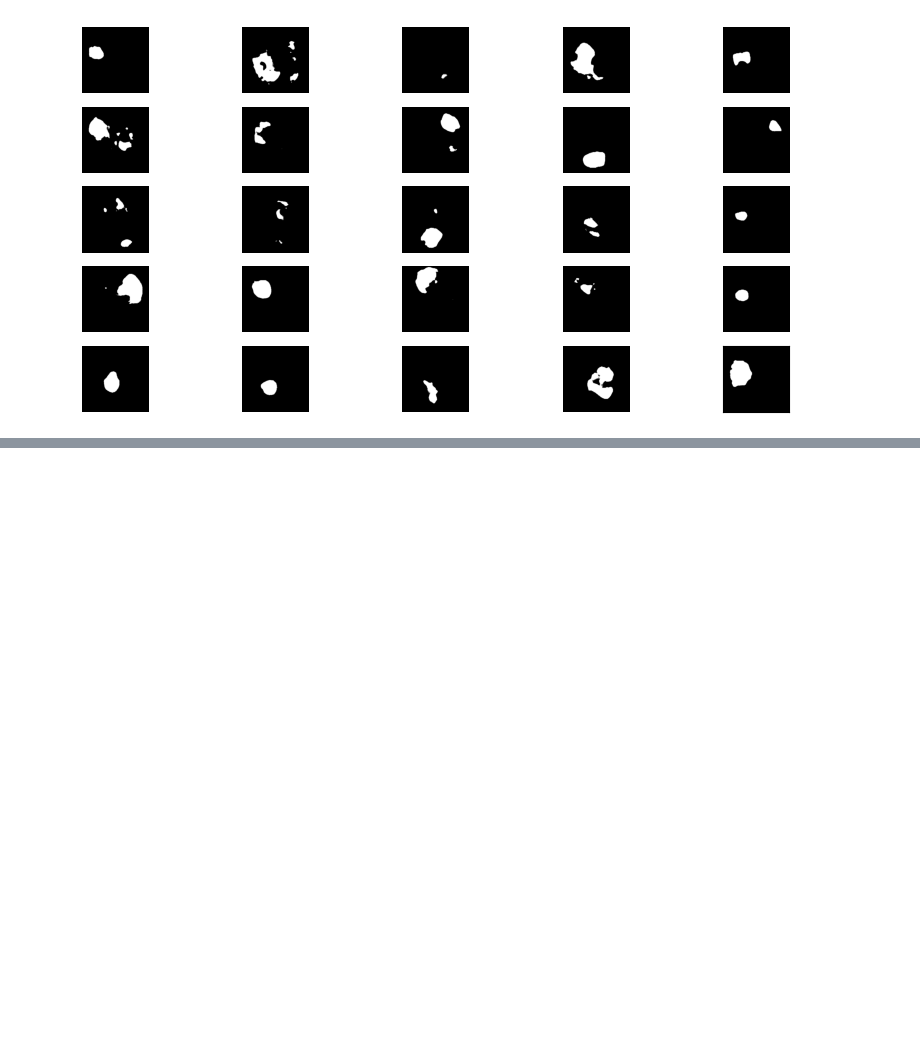
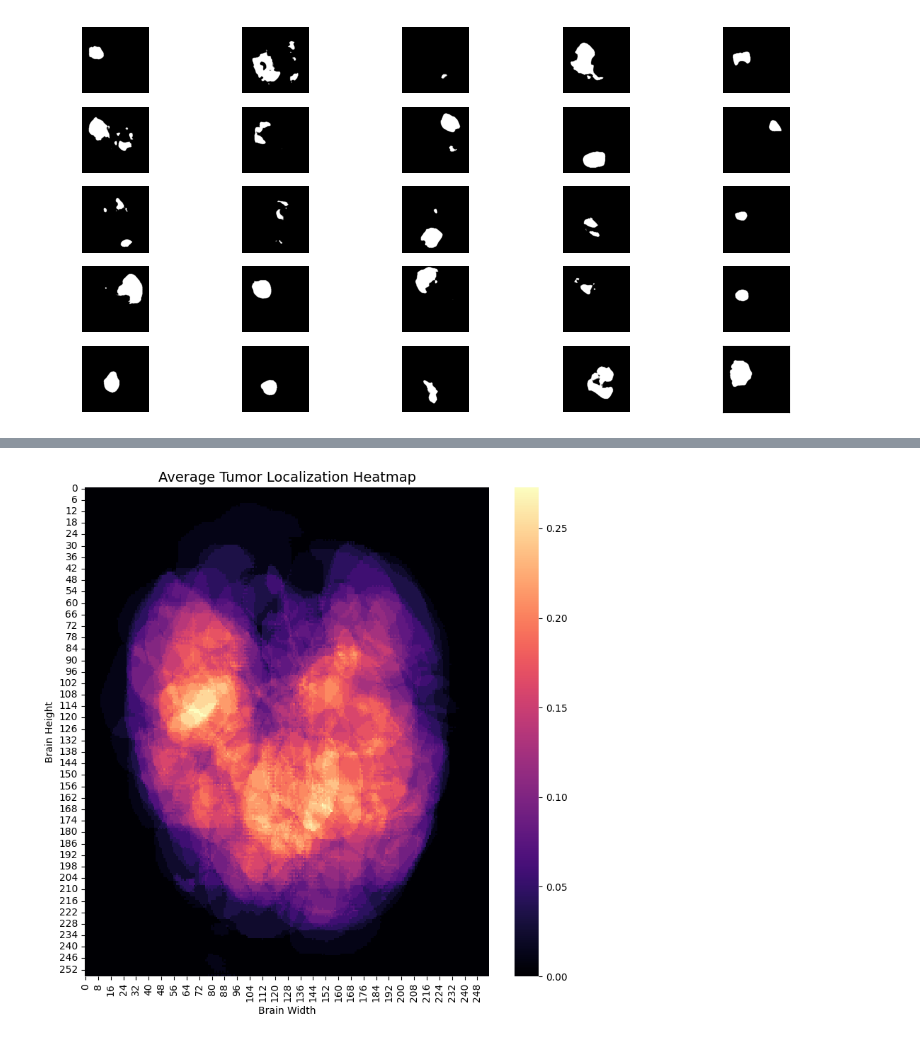
Before and after one commit to neural1977/talks_material, a Jupyter notebook: AI_and_Digital_Health_Code/case_study_3_brain_cancer_segmentation.ipynb, the cells around one changed output, grey strips where cells are left out. Saved outputs shown, nothing was run; the diff lists cells and outputs as text; code cells hidden in the pictures; blank space fills up the shorter version.

```diff
--- a/AI_and_Digital_Health_Code/case_study_3_brain_cancer_segmentation.ipynb
+++ b/AI_and_Digital_Health_Code/case_study_3_brain_cancer_segmentation.ipynb
@@ -528,0 +977,73 @@ if OS != "Linux" or colab_active is True:
+# %%
+heatmap_masks = []
+
+min_tumor_area = 1000
+
+for mask in mask_list:
+
+    gray_mask = cv2.cvtColor(
+        mask,
+        cv2.COLOR_BGR2GRAY
+    )
+
+    _, thresh = cv2.threshold(
+        gray_mask,
+        127,
+        255,
+        cv2.THRESH_BINARY
+    )
+
+    contours, _ = cv2.findContours(
+        thresh,
+        cv2.RETR_EXTERNAL,
+        cv2.CHAIN_APPROX_SIMPLE
+    )
+
+    if len(contours) == 0:
+        continue
+
+    largest_contour = max(
+        contours,
+        key=cv2.contourArea
+    )
+
+    area = cv2.contourArea(
+        largest_contour
+    )
+
+    if area < min_tumor_area:
+        continue
+
+    binary_mask = (
+        thresh > 0
+    ).astype(np.float32)
+
+    heatmap_masks.append(binary_mask)
+
+# Average localization map
+mean_heatmap = np.mean(
+    heatmap_masks,
+    axis=0
+)
+
+plt.figure(figsize=(8,8))
+
+sns.heatmap(
+    mean_heatmap,
+    cmap='magma',
+    cbar=True
+)
+
+plt.title(
+    "Average Tumor Localization Heatmap",
+    fontsize=14
+)
+
+plt.xlabel("Brain Width")
+plt.ylabel("Brain Height")
+
+plt.tight_layout()
+
+plt.show()
+# %% [output]
+[figure, added]
```
Also changed, not shown: parts of 7 cells of this notebook.
